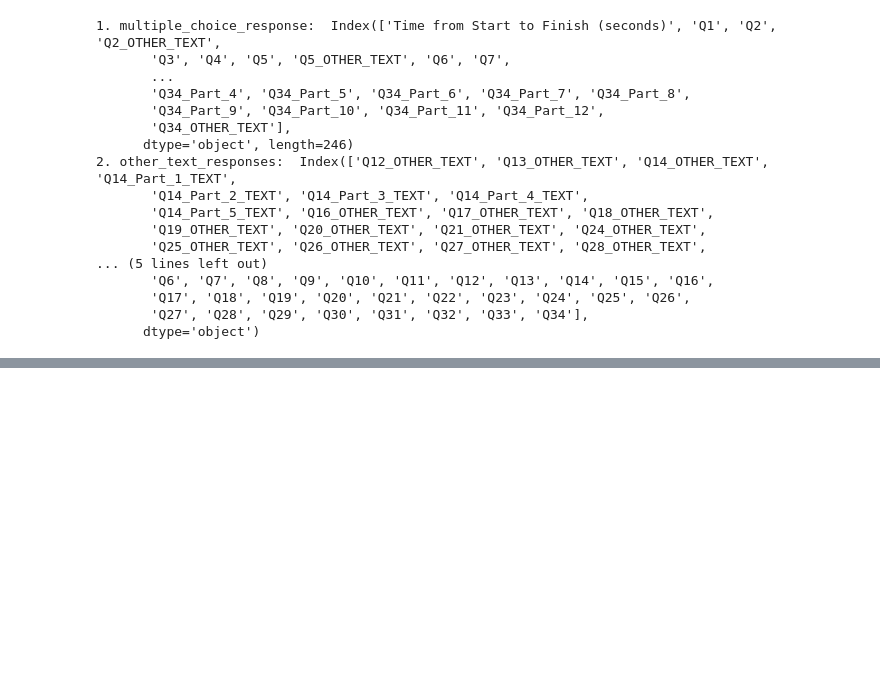
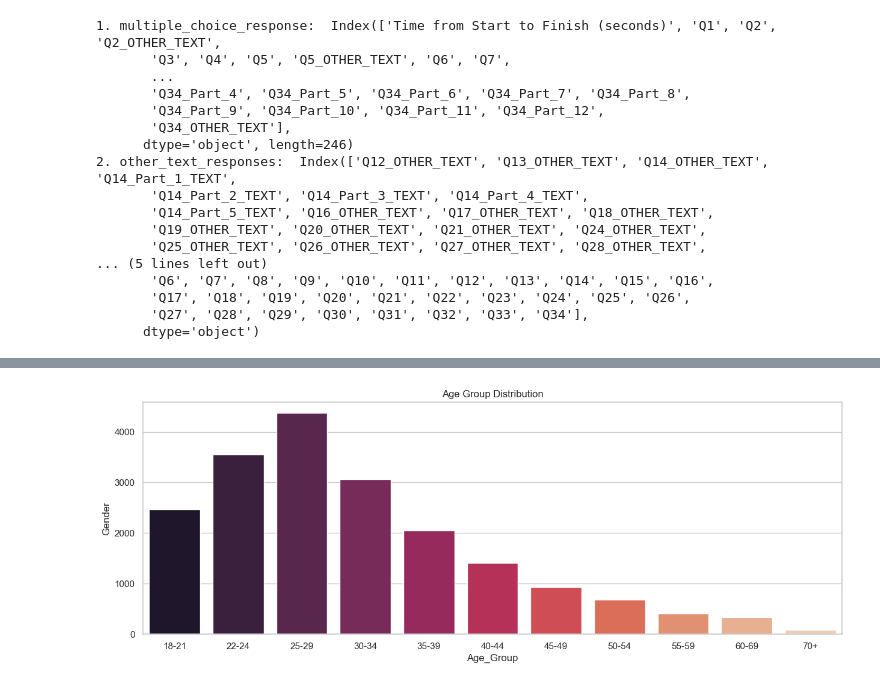
Before and after one commit to CCT-Dublin/capstone-project-feb-2024-ft-YumikoBejarano, a Jupyter notebook: CA 1 – Capstone Project Proposal.ipynb, the cells around one changed output, grey strips where cells are left out. Drawn from its saved outputs; the diff is of its cells as text; code cells hidden in the pictures; blank space fills up the shorter version.

```diff
--- a/CA 1 – Capstone Project Proposal.ipynb
+++ b/CA 1 – Capstone Project Proposal.ipynb
@@ -99,0 +103,15 @@ plt.show()
+# %%
+age = pd.crosstab(demographics['Age_Group'], demographics['Gender'])
+age['Female'] = age['Female'].astype(float)
+age['Male'] = age['Male'].astype(float)
+
+totals = demographics.groupby('Age_Group').agg({'Gender':'count'})
+
+fig, ax = plt.subplots(1,1,figsize=(15,5))
+ax.set_title('Age Group Distribution')
+ax.set(xlabel='Age Group', ylabel='Respondents')
+sns.set(style='whitegrid')
+sns.barplot(x=totals.index, y=totals['Gender'], palette="rocket", ax=ax)
+plt.show()
+# %% [output]
+[figure, added]
```
Also changed, not shown: parts of 9 cells of this notebook.
